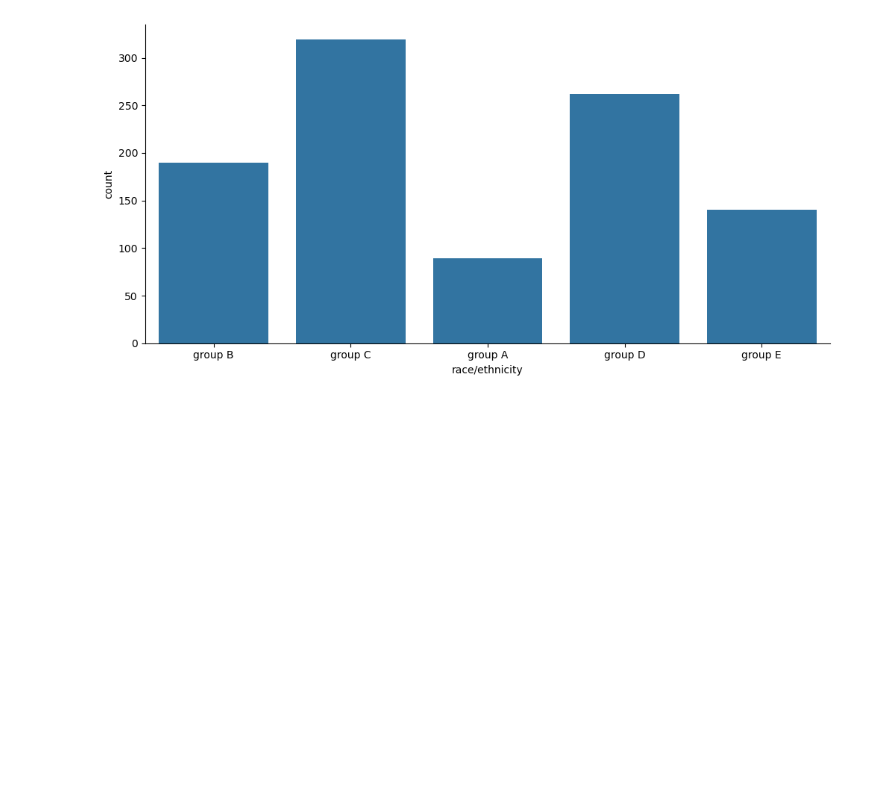
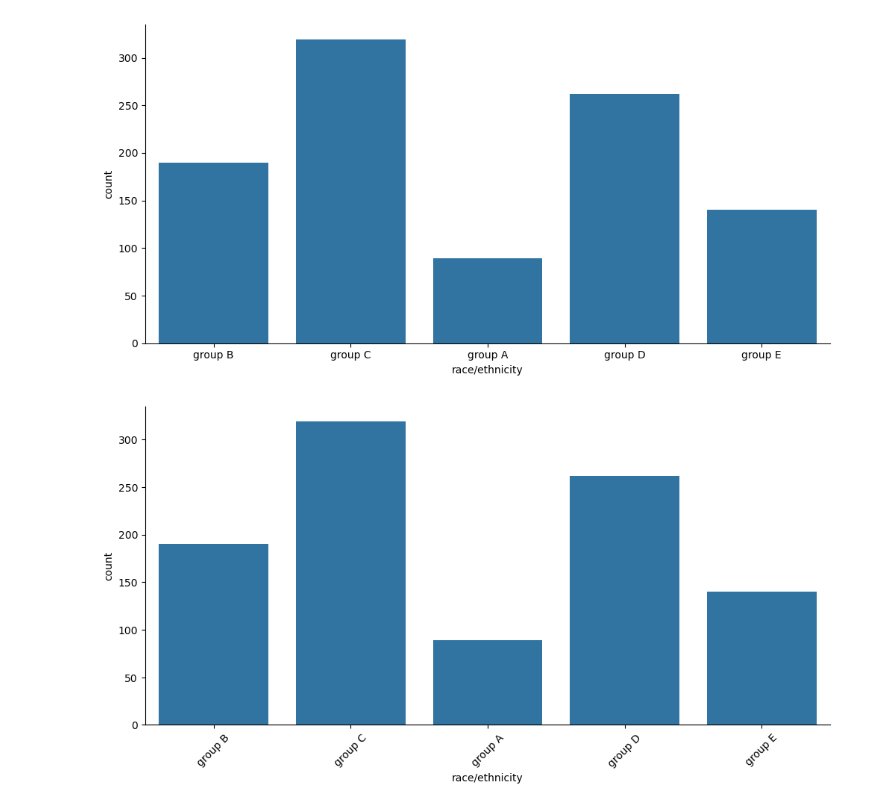
Before and after one commit to pScar89/cis_hw4, a Jupyter notebook: hw4.ipynb, the cells around one changed output. Cells and saved outputs as stored; diff of their text form; code cells hidden in the pictures; blank space fills up the shorter version.

```diff
--- a/hw4.ipynb
+++ b/hw4.ipynb
@@ -135,3 +135,9 @@ sns.catplot(data=df, x='race/ethnicity', kind='count', height=5, aspect=2)
 plt.show()
 # %% [output]
 [figure]
+# %%
+plot = sns.catplot(data=df, x='race/ethnicity', kind='count', height=5, aspect=2)
+plot.set_xticklabels(rotation=45)
+plt.show()
+# %% [output]
+[figure, added]
```
Also changed, not shown: parts of 3 cells of this notebook.
